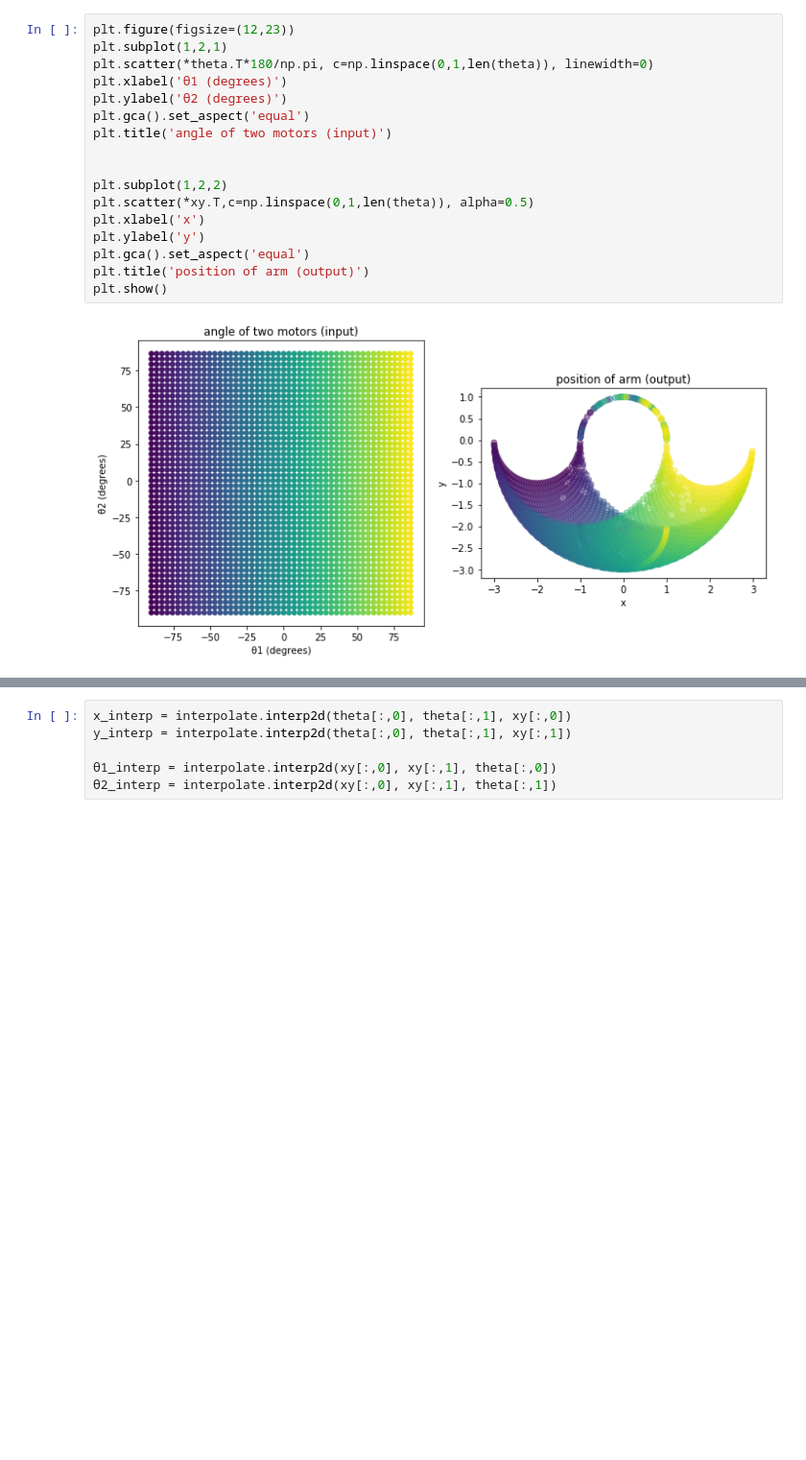
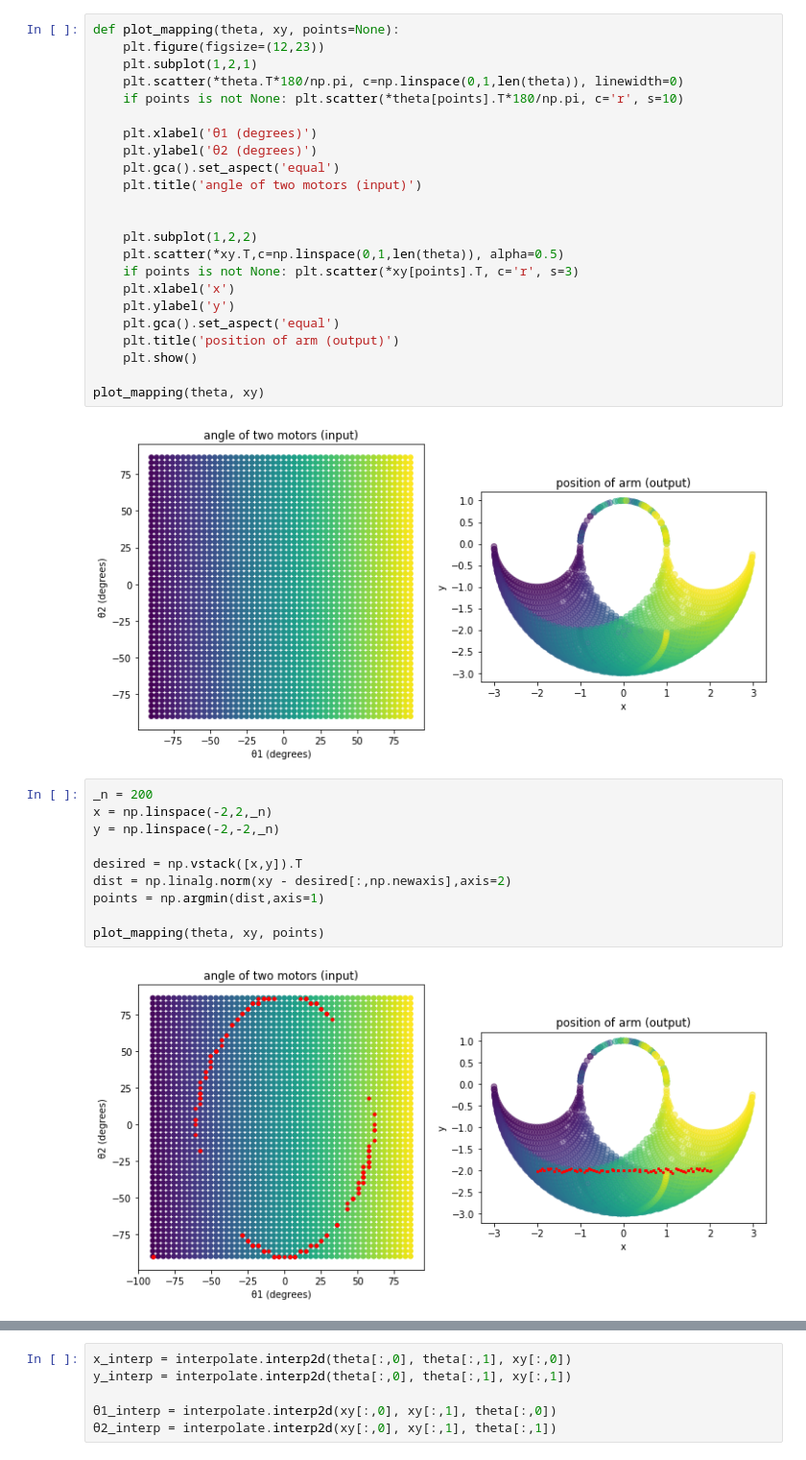
Before and after one commit to Jonathan23Ananda/ODrive, a Jupyter notebook: lab/01_transformation.ipynb, the cells around one changed output, grey strips where cells are left out. Shown at 96% size. Cells and saved outputs as stored; diff of their text form; blank space fills up the shorter version.

```diff
--- a/lab/01_transformation.ipynb
+++ b/lab/01_transformation.ipynb
@@ -84,21 +84,39 @@ theta, xy = compute_mapping()
 # %% [output]
 [interactive output not drawn]
 # %%
-plt.figure(figsize=(12,23))
-plt.subplot(1,2,1)
-plt.scatter(*theta.T*180/np.pi, c=np.linspace(0,1,len(theta)), linewidth=0)
-plt.xlabel('θ1 (degrees)')
-plt.ylabel('θ2 (degrees)')
-plt.gca().set_aspect('equal')
-plt.title('angle of two motors (input)')
+def plot_mapping(theta, xy, points=None):
+    plt.figure(figsize=(12,23))
+    plt.subplot(1,2,1)
+    plt.scatter(*theta.T*180/np.pi, c=np.linspace(0,1,len(theta)), linewidth=0)
+    if points is not None: plt.scatter(*theta[points].T*180/np.pi, c='r', s=10)
+
+    plt.xlabel('θ1 (degrees)')
+    plt.ylabel('θ2 (degrees)')
+    plt.gca().set_aspect('equal')
+    plt.title('angle of two motors (input)')
 
 
-plt.subplot(1,2,2)
-plt.scatter(*xy.T,c=np.linspace(0,1,len(theta)), alpha=0.5)
-plt.xlabel('x')
-plt.ylabel('y')
-plt.gca().set_aspect('equal')
-plt.title('position of arm (output)')
-plt.show()
+    plt.subplot(1,2,2)
+    plt.scatter(*xy.T,c=np.linspace(0,1,len(theta)), alpha=0.5)
+    if points is not None: plt.scatter(*xy[points].T, c='r', s=3)
+    plt.xlabel('x')
+    plt.ylabel('y')
+    plt.gca().set_aspect('equal')
+    plt.title('position of arm (output)')
+    plt.show()
+
+plot_mapping(theta, xy)
 # %% [output]
 [figure]
+# %%
+_n = 200
+x = np.linspace(-2,2,_n)
+y = np.linspace(-2,-2,_n)
+
+desired = np.vstack([x,y]).T
+dist = np.linalg.norm(xy - desired[:,np.newaxis],axis=2)
+points = np.argmin(dist,axis=1)
+
+plot_mapping(theta, xy, points)
+# %% [output]
+[figure, added]
```
Also changed, not shown: parts of 2 cells of this notebook.
